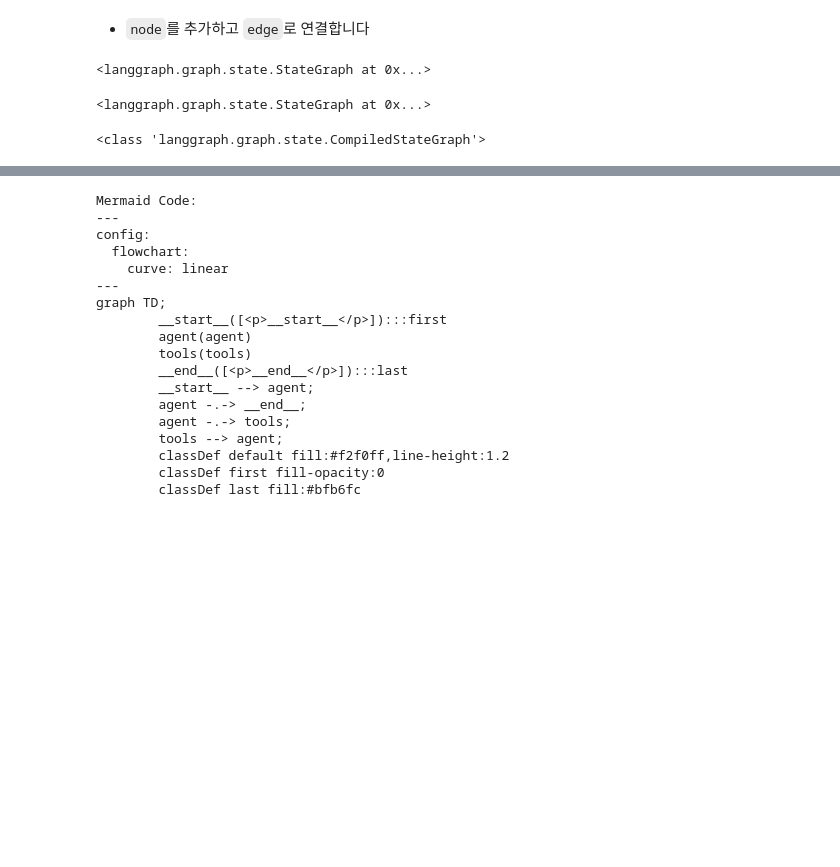
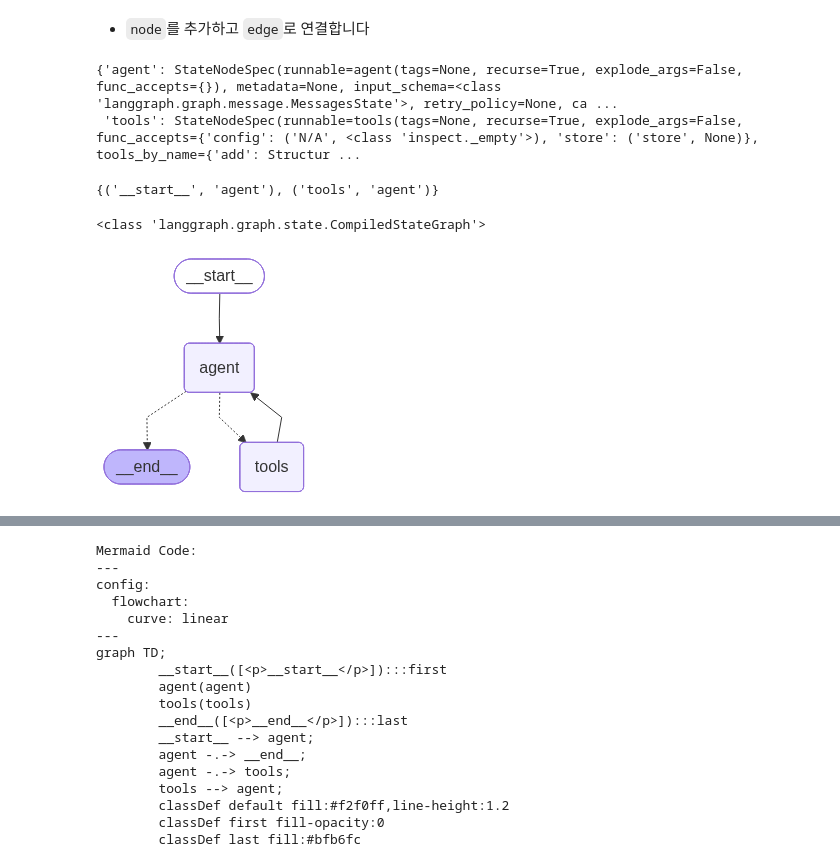
Before and after one commit to younggyu01/MyLangChainProject, a Jupyter notebook: src/mylangchain_app/05LangGraph/01_LangGraph_도구(tool)활용Basic.ipynb, the cells around one changed output, grey strips where cells are left out. Drawn from its saved outputs; the diff is of its cells as text; code cells hidden in the pictures; blank space fills up the shorter version.

```diff
--- a/src/mylangchain_app/05LangGraph/01_LangGraph_도구(tool)활용Basic.ipynb
+++ b/src/mylangchain_app/05LangGraph/01_LangGraph_도구(tool)활용Basic.ipynb
@@ -21,9 +21,16 @@ NY
 # %%
-from langchain_upstage import ChatUpstage
-llm = ChatUpstage(
-        model="solar-pro",
-        base_url="https://api.upstage.ai/v1",
-        temperature=0.5
-    )
-print(llm)
+# from langchain_upstage import ChatUpstage
+# llm = ChatUpstage(
+#         model="solar-pro",
+#         base_url="https://api.upstage.ai/v1",
+#         temperature=0.5
+#     )
+# print(llm)
+
+from langchain_openai import ChatOpenAI
+llm = ChatOpenAI(
+    model='gpt-3.5-turbo-0125',
+    temperature=0,
+)
+print(llm.model_name)
 # %% [output]
@@ -137,9 +154,13 @@ def should_continue(state: MessagesState) -> Literal['tools', END]:
 - `node`를 추가하고 `edge`로 연결합니다
 # %%
 graph_builder.add_node('agent', agent)
+#tool_node = ToolNode(tool_list)
 graph_builder.add_node('tools', tool_node)
+
+graph_builder.nodes
 # %% [output]
-<langgraph.graph.state.StateGraph at 0x...>
+{'agent': StateNodeSpec(runnable=agent(tags=None, recurse=True, explode_args=False, func_accepts={}), metadata=None, input_schema=<class 'langgraph.graph.message.MessagesState'>, retry_policy=None, ca ...
+ 'tools': StateNodeSpec(runnable=tools(tags=None, recurse=True, explode_args=False, func_accepts={'config': ('N/A', <class 'inspect._empty'>), 'store': ('store', None)}, tools_by_name={'add': Structur ...
 # %%
 from langgraph.graph import START, END
 
@@ -150,13 +171,18 @@ graph_builder.add_conditional_edges(
     ['tools', END]
 )
 graph_builder.add_edge('tools', 'agent')
+
+graph_builder.edges
 # %% [output]
-<langgraph.graph.state.StateGraph at 0x...>
+{('__start__', 'agent'), ('tools', 'agent')}
 # %%
 graph= graph_builder.compile()
 print(type(graph))
+
+graph
 # %% [output]
 <class 'langgraph.graph.state.CompiledStateGraph'>
+[figure, added]
 # %%
 # from IPython.display import Image, display
 
```
Also changed, not shown: parts of 16 cells of this notebook, 5 other files.
